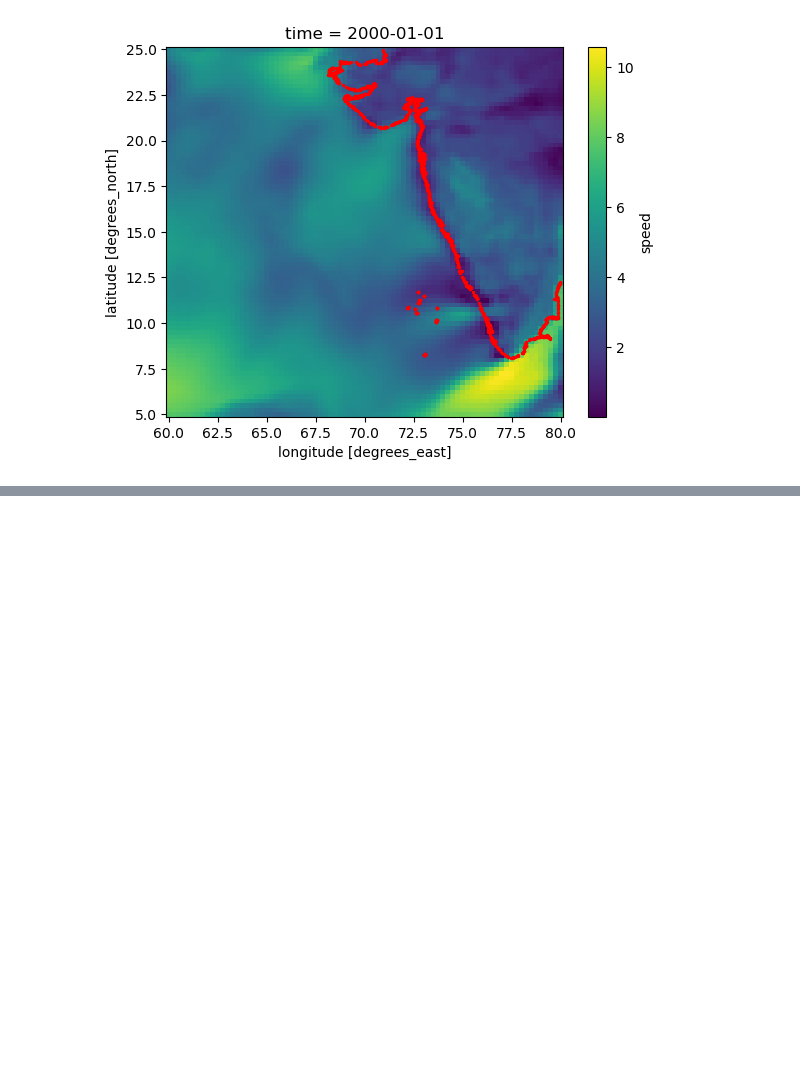
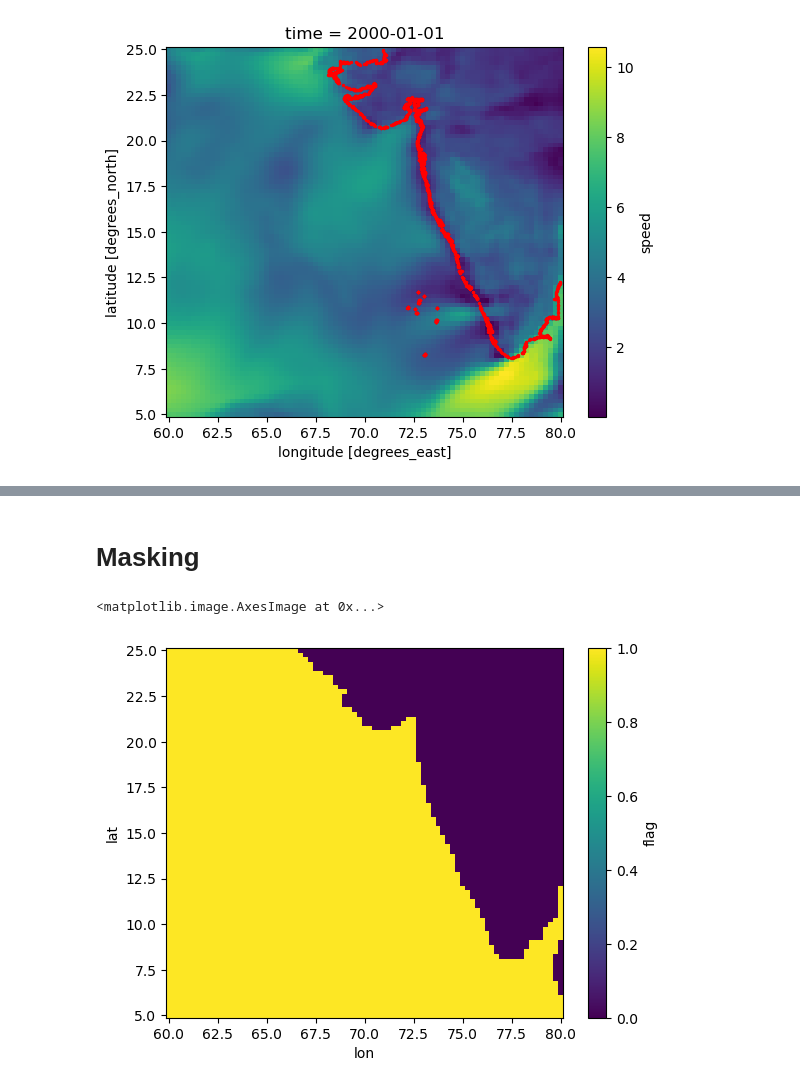
Before and after one commit to SAFS-Varanasi-Internship/Summer-2023, a Jupyter notebook: era5-wind.ipynb, the cells around one changed output, grey strips where cells are left out. Saved outputs shown, nothing was run; the diff lists cells and outputs as text; code cells hidden in the pictures; blank space fills up the shorter version.

```diff
--- a/era5-wind.ipynb
+++ b/era5-wind.ipynb
@@ -227,0 +234,2 @@ TypeError: unhashable type: 'list'
+# %% [markdown]
+# Masking
@@ -227,0 +244,5 @@ TypeError: unhashable type: 'list'
+# %%
+flag.plot.imshow()
+# %% [output]
+<matplotlib.image.AxesImage at 0x...>
+[figure, added]
```
Also changed, not shown: parts of 14 cells of this notebook, 2 other files.
